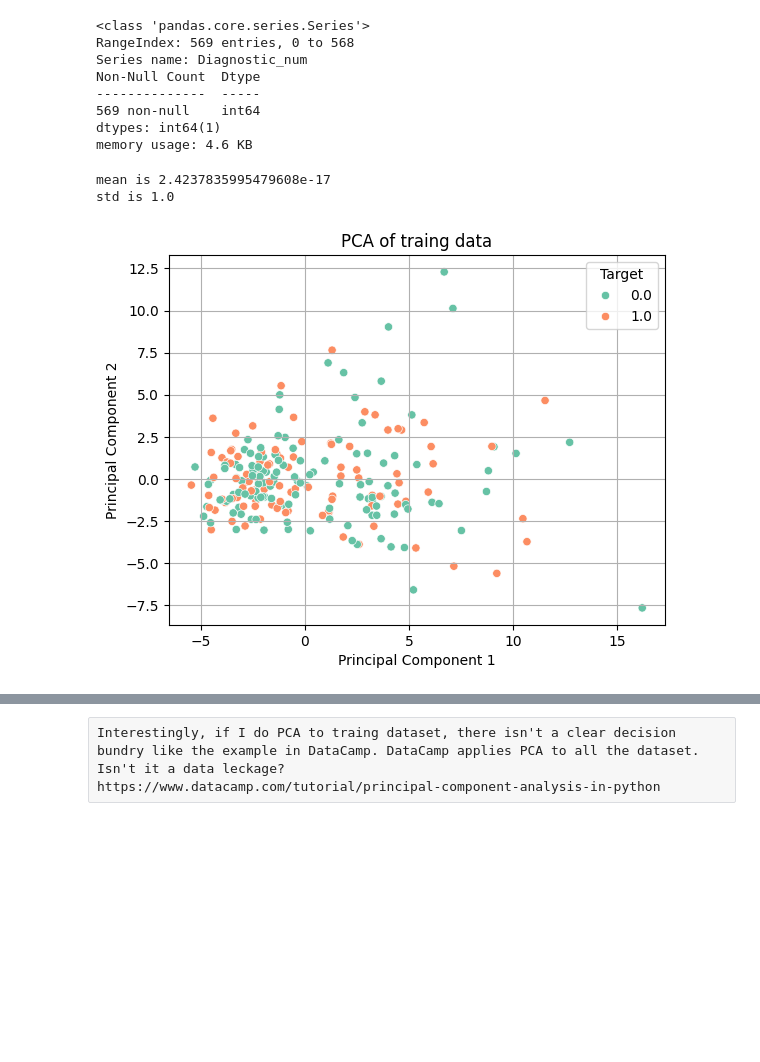
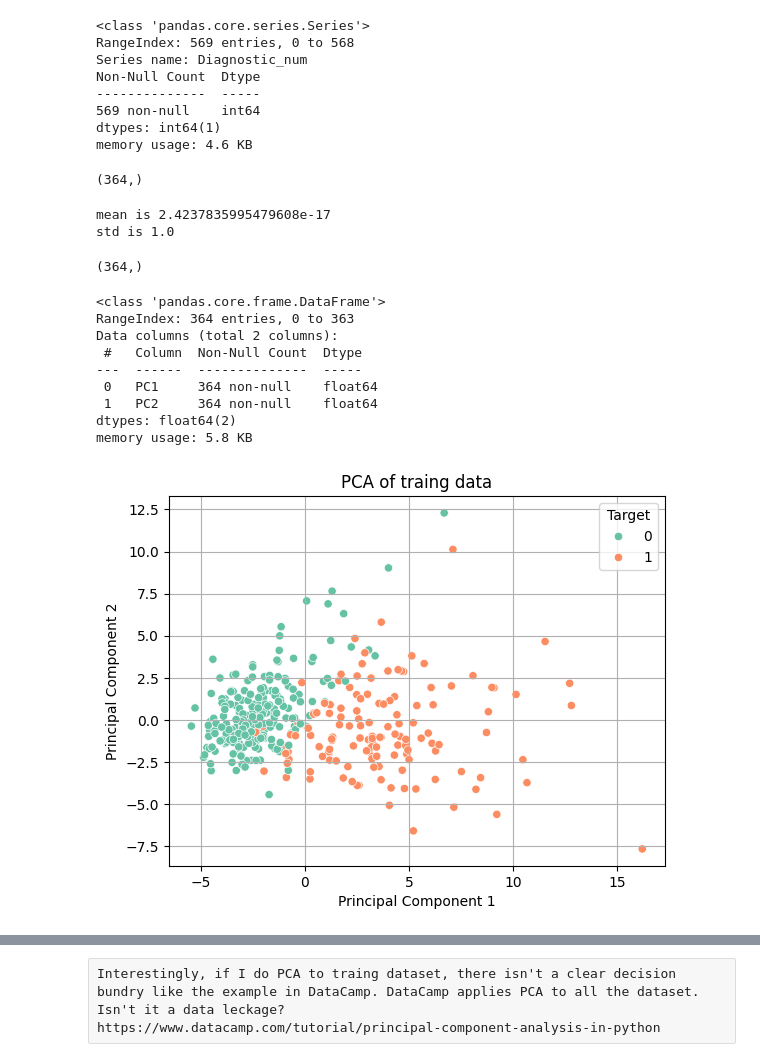
Before and after one commit to Itaru2018/Breast_cancer_project, a Jupyter notebook: Bereat_cancer_feature_selection.ipynb, the cells around one changed output, grey strips where cells are left out. Saved outputs shown, nothing was run; the diff lists cells and outputs as text; code cells hidden in the pictures; blank space fills up the shorter version.

```diff
--- a/Bereat_cancer_feature_selection.ipynb
+++ b/Bereat_cancer_feature_selection.ipynb
@@ -234,6 +231,10 @@ from sklearn.model_selection import train_test_split
 X_train, X_test, y_train, y_test = train_test_split(X, y, test_size=0.2, random_state=42, stratify=y)
 
 X_train_t, X_val, y_train_t, y_val = train_test_split(X_train, y_train, test_size=0.2, random_state=42, stratify=y_train)
+# %%
+print(y_train_t.shape)
+# %% [output]
+(364,)
 # %%
 # Apply to PCA to reduce 2 principle componets
 # Import necessary packages
@@ -255,26 +256,40 @@ print(f'std is {np.std(X_train_t_scaled)}')
 # %% [output]
 mean is 2.4237835995479608e-17
 std is 1.0
+# %%
+y_train_t.shape
+# %% [output]
+(364,)
 # %%
 # Initialize PCA with 2 components
 pca = PCA(n_components=2)
 
 # Fit PCA
 X_train_t_pca = pca.fit_transform(X_train_t_scaled)
 
 # Make a DataFrame to plot the graph
 pca_df = pd.DataFrame(X_train_t_pca, columns=['PC1', 'PC2'])
-pca_df['Target'] = y_train_t
+pca_df.info()
+pca_df['Target'] = y_train_t.to_list()                        #   Everytime, I should assign the list
 
 # Create a plot
 sns.scatterplot(x='PC1', y='PC2', hue='Target', data=pca_df, palette='Set2')
 
 # Add level
 plt.title('PCA of traing data')
 plt.xlabel('Principal Component 1')
 plt.ylabel('Principal Component 2')
 plt.legend(title='Target')
 plt.grid(True)
 plt.show()
 # %% [output]
+<class 'pandas.core.frame.DataFrame'>
+RangeIndex: 364 entries, 0 to 363
+Data columns (total 2 columns):
+ #   Column  Non-Null Count  Dtype
+---  ------  --------------  -----
+ 0   PC1     364 non-null    float64
+ 1   PC2     364 non-null    float64
+dtypes: float64(2)
+memory usage: 5.8 KB
-[figure, old version]
+[figure, new version]
```
Also changed, not shown: parts of 8 cells of this notebook.
